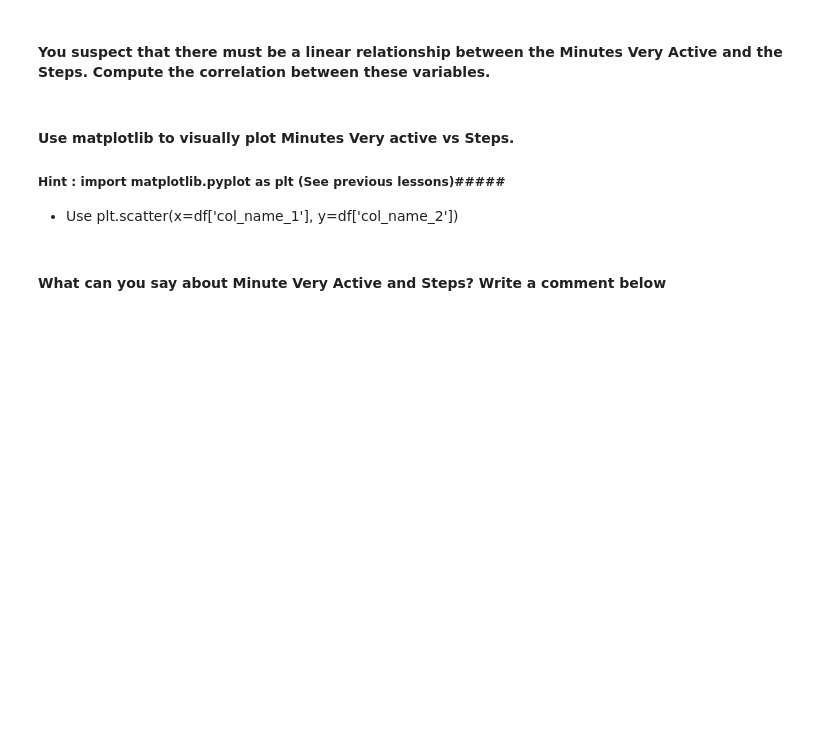
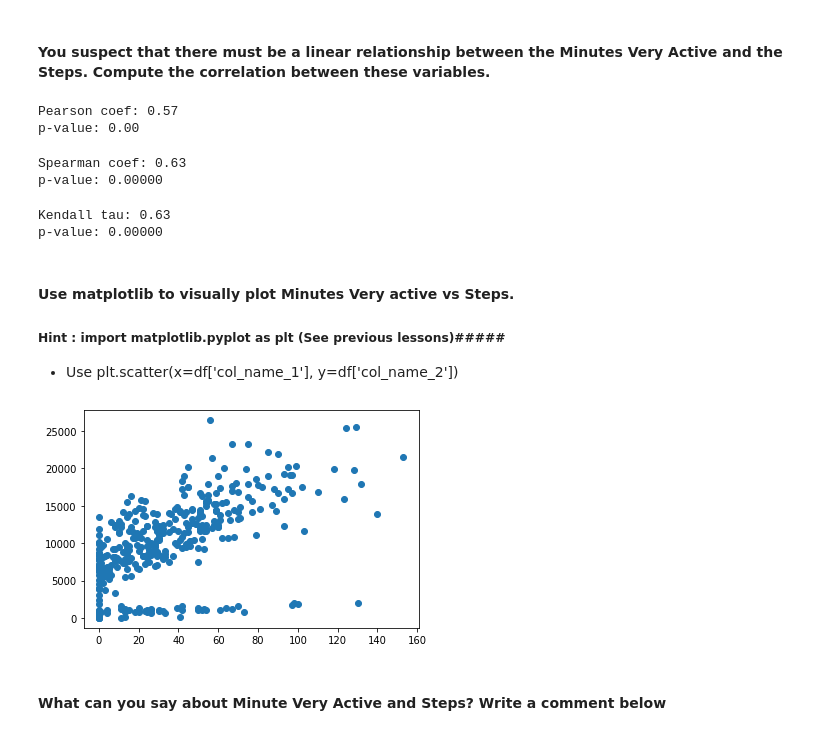
Before and after one commit to ta-datapt-bcn/lab-pivot-table-and-correlation, a Jupyter notebook: your_code/main.ipynb, the cells around one changed output. Drawn from its saved outputs; the diff is of its cells as text; code cells hidden in the pictures; blank space fills up the shorter version.

```diff
--- a/your_code/main.ipynb
+++ b/your_code/main.ipynb
@@ -70,6 +183,7 @@
 #### Open the ` Fitbit.csv` file and name your dataset `fitbit`
 # %%
 # your answer here
+fitbit = pd.read_csv("Fitbit.csv")
 # %% [markdown]
 #### Explore you dataset in terms of data types and descriptive statistics
 #### *Hint: Use Pandas functions from previous lectures*
@@ -84,3 +229,24 @@
+# %%
+r, pval = stats.pearsonr(fitbit['Minutes Very Active'], fitbit['Steps'])
+print('Pearson coef: {:.2f}'.format(r))
+print('p-value: {:.2f}'.format(pval))
+# %% [output]
+Pearson coef: 0.57
+p-value: 0.00
+# %%
+r, pval = stats.spearmanr(fitbit['Minutes Very Active'], fitbit['Steps'])
+print('Spearman coef: {:.2f}'.format(r))
+print('p-value: {:.5f}'.format(pval))
+# %% [output]
+Spearman coef: 0.63
+p-value: 0.00000
+# %%
+tau, pval = stats.kendalltau(fitbit['Minutes Very Active'], fitbit['Steps'])
+print('Kendall tau: {:.2f}'.format(r))
+print('p-value: {:.5f}'.format(pval))
+# %% [output]
+Kendall tau: 0.63
+p-value: 0.00000
 # %% [markdown]
 #### Use matplotlib to visually plot Minutes Very active vs Steps.
 
@@ -91,3 +255,11 @@
+# %%
+# your answer here
+_= plt.scatter(x = fitbit['Minutes Very Active'], y = fitbit['Steps'])
+
+#Esto muestra la linea de regresión también.
+#_= sns.lmplot(x=fitbit['Minutes Very Active'],y=fitbit['Steps'],data=fitbit)
+# %% [output]
+[figure, added]
 # %% [markdown]
 #### What can you say about Minute Very Active and Steps? Write a comment below
 # %%
```
Also changed, not shown: parts of 53 cells of this notebook.
